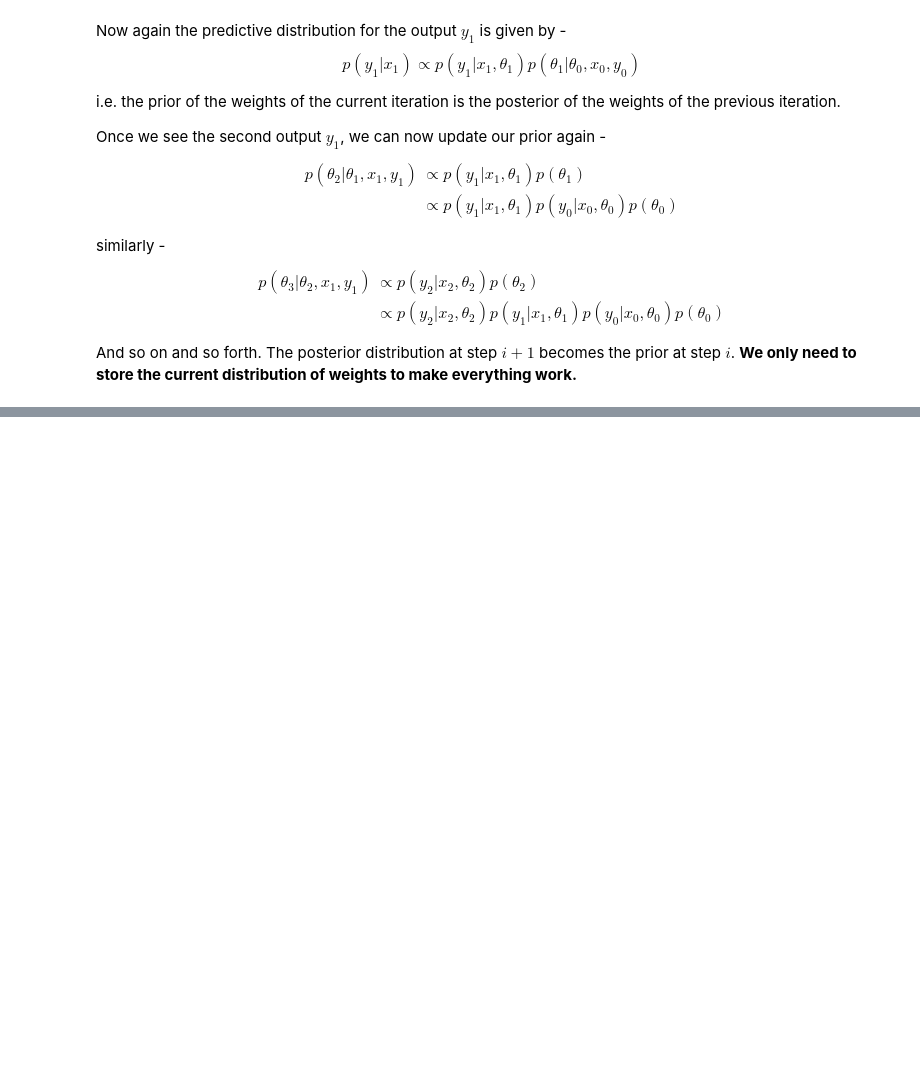
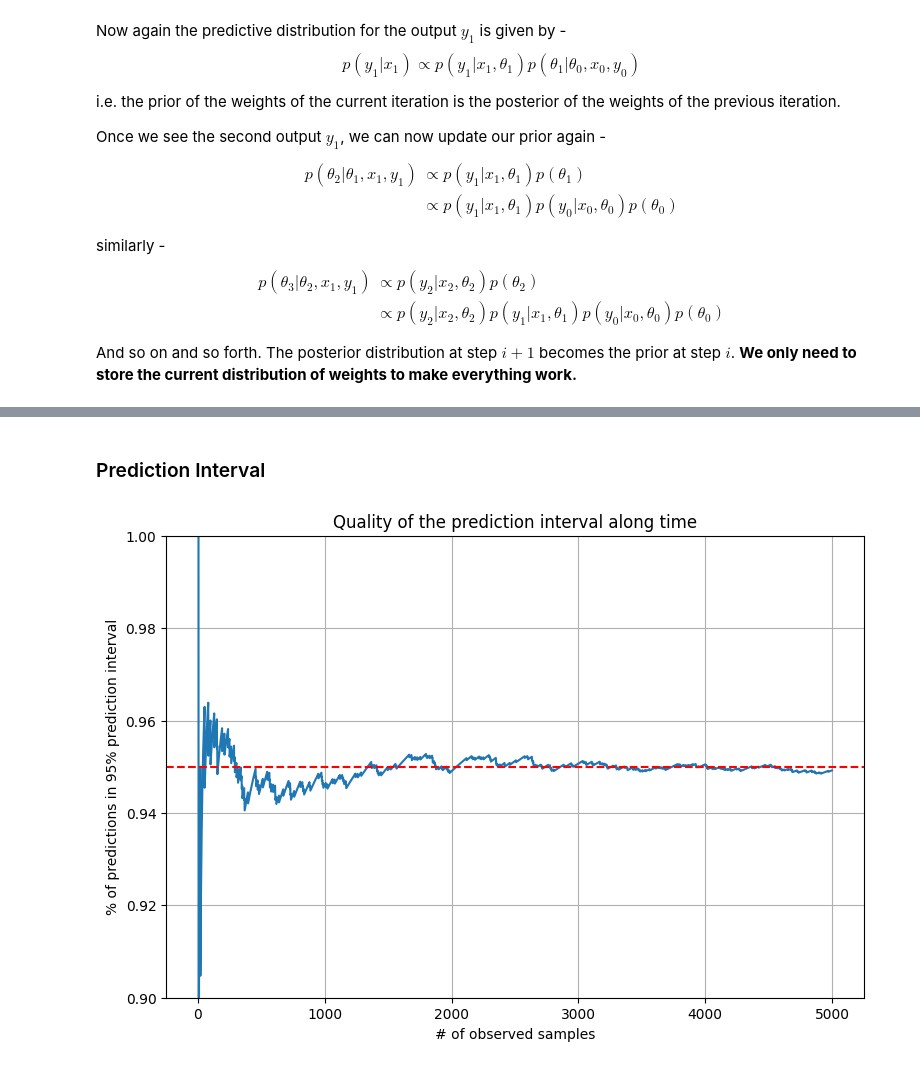
Before and after one commit to AshishSinha5/misc, a Jupyter notebook: statistics_concepts/bayesian_linear_regression.ipynb, the cells around one changed output, grey strips where cells are left out. Cells and saved outputs as stored; diff of their text form; code cells hidden in the pictures; blank space fills up the shorter version.

```diff
--- a/statistics_concepts/bayesian_linear_regression.ipynb
+++ b/statistics_concepts/bayesian_linear_regression.ipynb
@@ -157,0 +280,30 @@ class BayesLinReg:
+# %% [markdown]
+### Prediction Interval
+# %%
+# Getting the prediction inverval for the Bayesian Linear Regression model using normal distribution as input
+np.random.seed(42)
+
+model = BayesLinReg(n_features=2, alpha=1, beta=25)
+pct_in_ci = 0
+pct_in_ci_hist = []
+n = 5_000
+# %%
+for i, (xi, yi) in enumerate(sample(n)):
+
+    ci = model.predict(xi).interval(.95)
+    in_ci = ci[0] < yi < ci[1]
+    pct_in_ci += (in_ci - pct_in_ci) / (i + 1)  # online update of an average
+    pct_in_ci_hist.append(pct_in_ci)
+
+    model.learn(xi, yi)
+# %%
+fig, ax = plt.subplots(figsize=(9, 6))
+ax.plot(range(n), pct_in_ci_hist)
+ax.axhline(y=.95, color='red', linestyle='--')
+ax.set_title('Quality of the prediction interval along time')
+ax.set_xlabel('# of observed samples')
+ax.set_ylabel('% of predictions in 95% prediction interval')
+ax.set_ylim(.9, 1)
+ax.grid()
+# %% [output]
+[figure, added]
```
Also changed, not shown: parts of 10 cells of this notebook.
